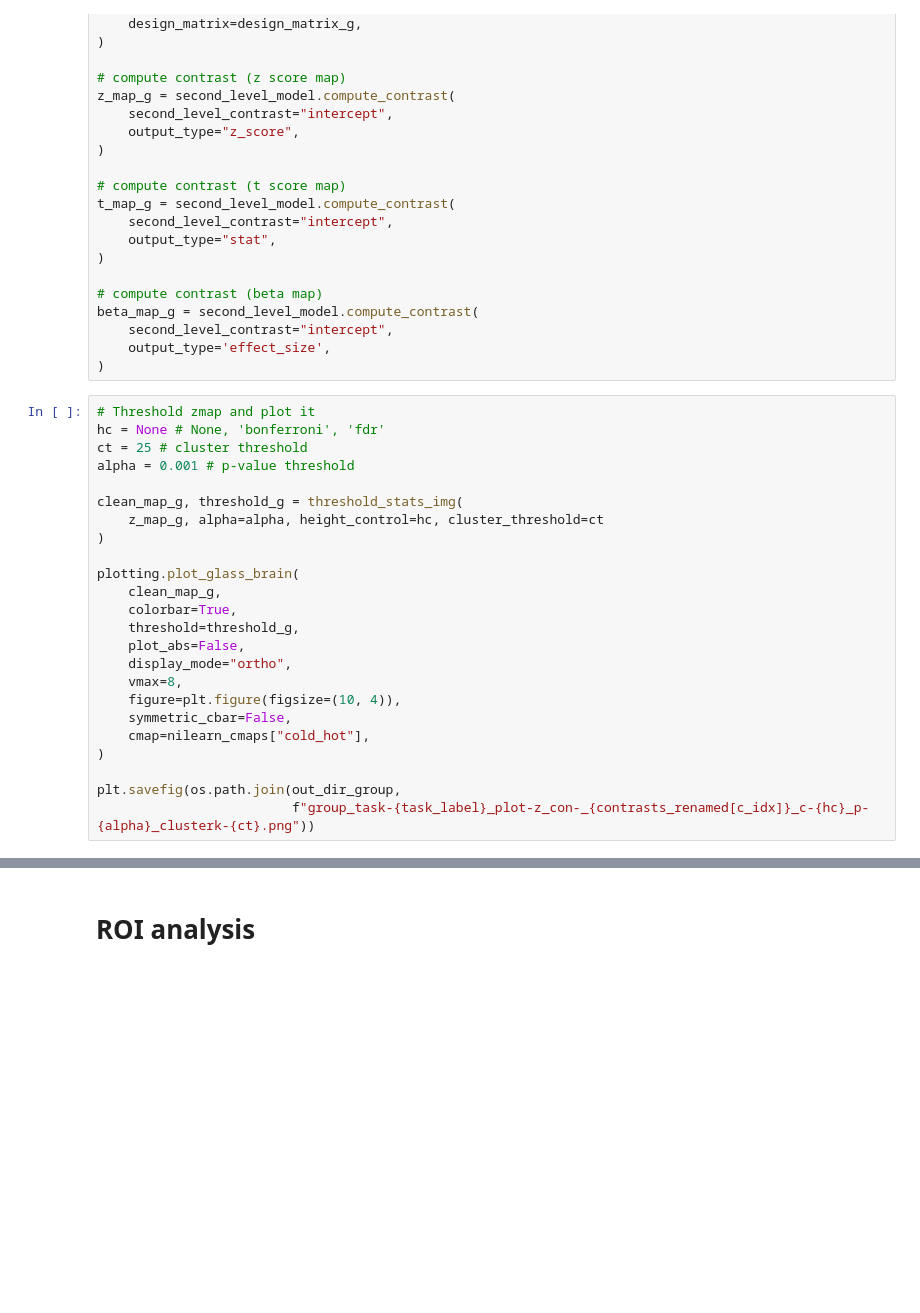
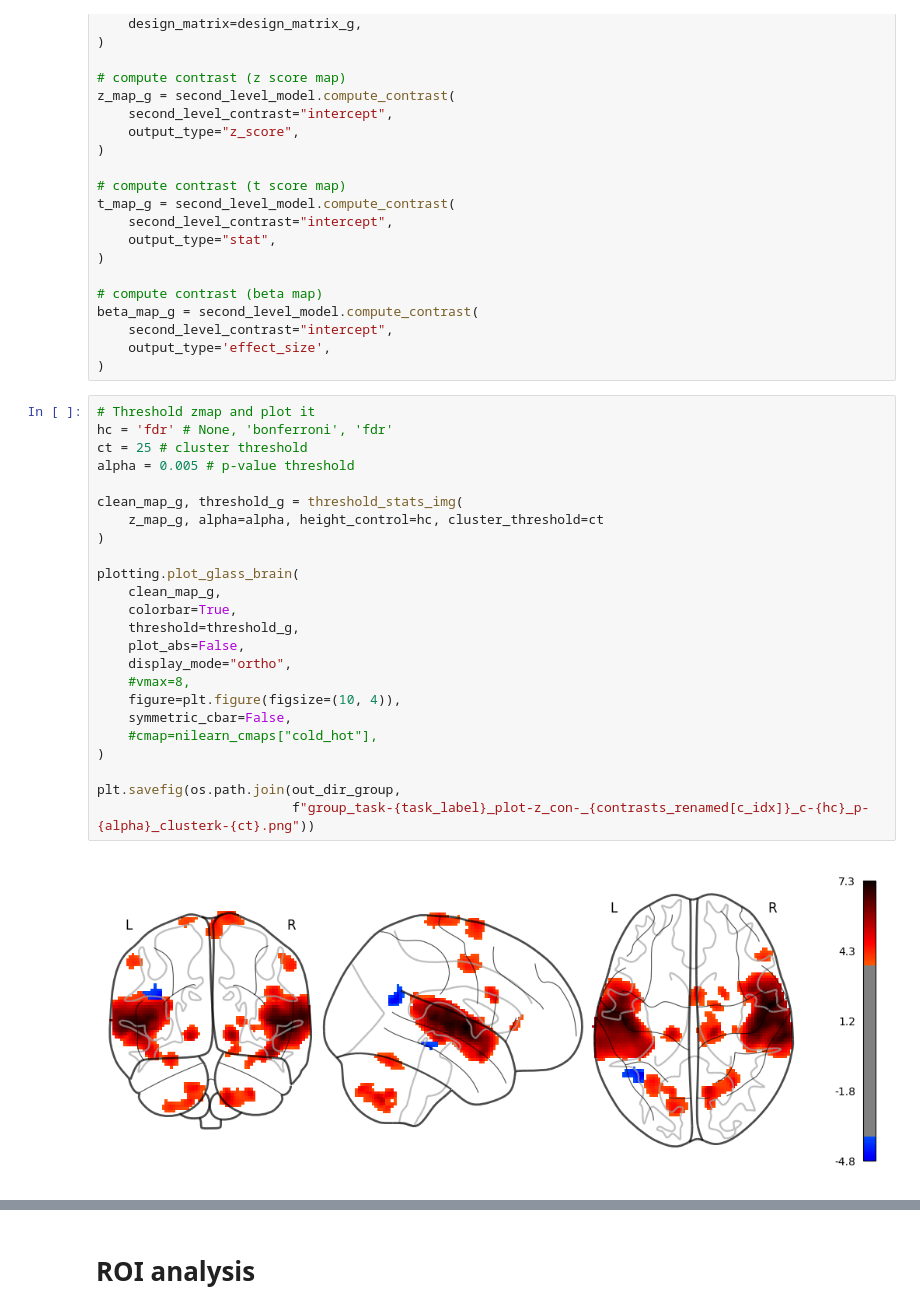
Before and after one commit to CIBIT-UC/brainplayback_task01, a Jupyter notebook: nilearn/nilearn_notebook.ipynb, the cells around one changed output, grey strips where cells are left out. Drawn from its saved outputs; the diff is of its cells as text; blank space fills up the shorter version.

```diff
--- a/nilearn/nilearn_notebook.ipynb
+++ b/nilearn/nilearn_notebook.ipynb
@@ -344,28 +388,30 @@ beta_map_g = second_level_model.compute_contrast(
 )
 # %%
 # Threshold zmap and plot it
-hc = None # None, 'bonferroni', 'fdr'
+hc = 'fdr' # None, 'bonferroni', 'fdr'
 ct = 25 # cluster threshold
-alpha = 0.001 # p-value threshold
+alpha = 0.005 # p-value threshold
 
 clean_map_g, threshold_g = threshold_stats_img(
     z_map_g, alpha=alpha, height_control=hc, cluster_threshold=ct
 )
 
 plotting.plot_glass_brain(
     clean_map_g,
     colorbar=True,
     threshold=threshold_g,
     plot_abs=False,
     display_mode="ortho",
-    vmax=8,
+    #vmax=8,
     figure=plt.figure(figsize=(10, 4)),
     symmetric_cbar=False,
-    cmap=nilearn_cmaps["cold_hot"],
+    #cmap=nilearn_cmaps["cold_hot"],
 )
 
 plt.savefig(os.path.join(out_dir_group,
                          f"group_task-{task_label}_plot-z_con-_{contrasts_renamed[c_idx]}_c-{hc}_p-{alpha}_clusterk-{ct}.png"))
+# %% [output]
+[figure, added]
 # %%
 # Export cluster table
 table_g,cluster_map_g = get_clusters_table(z_map_g, threshold_g, ct,
```
Also changed, not shown: parts of 12 cells of this notebook.
